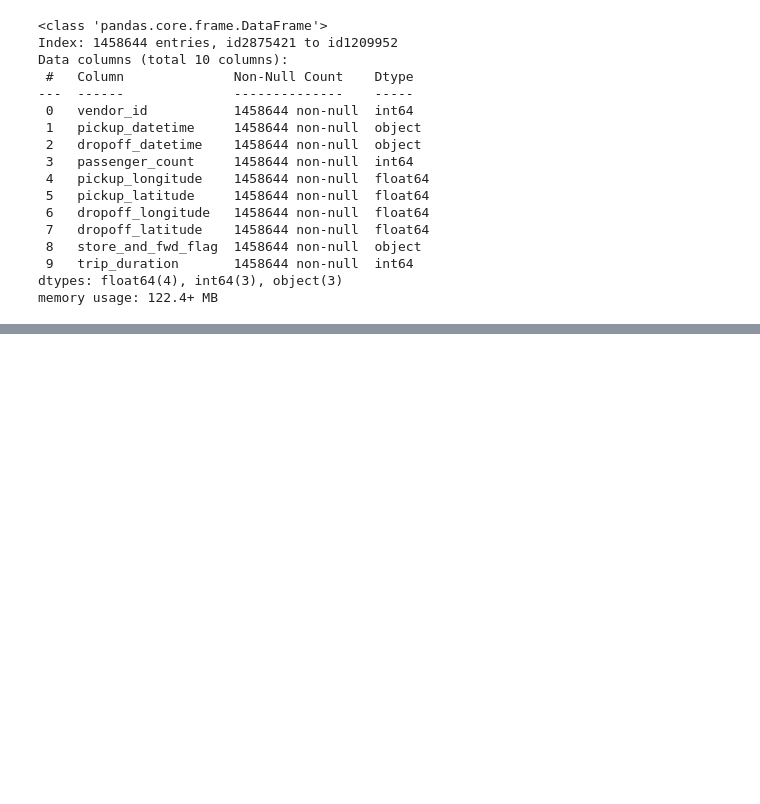
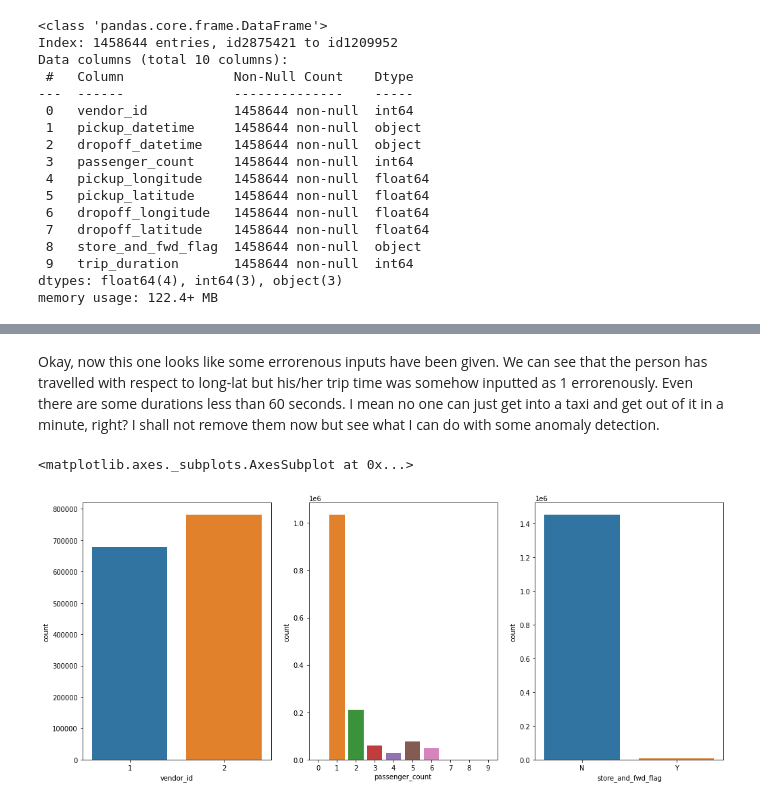
Before and after one commit to Subhajit53/NYC-Taxi-Trip-Time-Prediction, a Jupyter notebook: NYC_Taxi_Trip_Time_Prediction_Colab_Notebook.ipynb, the cells around one changed output, grey strips where cells are left out. Cells and saved outputs as stored; diff of their text form; code cells hidden in the pictures; blank space fills up the shorter version.

```diff
--- a/NYC_Taxi_Trip_Time_Prediction_Colab_Notebook.ipynb
+++ b/NYC_Taxi_Trip_Time_Prediction_Colab_Notebook.ipynb
@@ -106,0 +154,3 @@ memory usage: 122.4+ MB
+# %%
+# Deleting the rows with top 4 trip duration
+taxi_df = taxi_df.sort_values(by = ['trip_duration'], axis = 0, ascending = False)[4:]
@@ -106,0 +189,17 @@ memory usage: 122.4+ MB
+# %% [markdown]
+Okay, now this one looks like some errorenous inputs have been given. We can see that the person has travelled with respect to long-lat but his/her trip time was somehow inputted as 1 errorenously. Even there are some durations less than 60 seconds. I mean no one can just get into a taxi and get out of it in a minute, right? I shall not remove them now but see what I can do with some anomaly detection.
+# %%
+# Plotting barplots for categorical columns
+plt.figure(figsize=(17,7))
+
+plt.subplot(1,3,1)
+sns.countplot(data = taxi_df, x = 'vendor_id')
+
+plt.subplot(1,3,2)
+sns.countplot(data = taxi_df, x = 'passenger_count')
+
+plt.subplot(1,3,3)
+sns.countplot(data = taxi_df, x = 'store_and_fwd_flag')
+# %% [output]
+<matplotlib.axes._subplots.AxesSubplot at 0x...>
+[figure, added]
```
Also changed, not shown: parts of 11 cells of this notebook.
